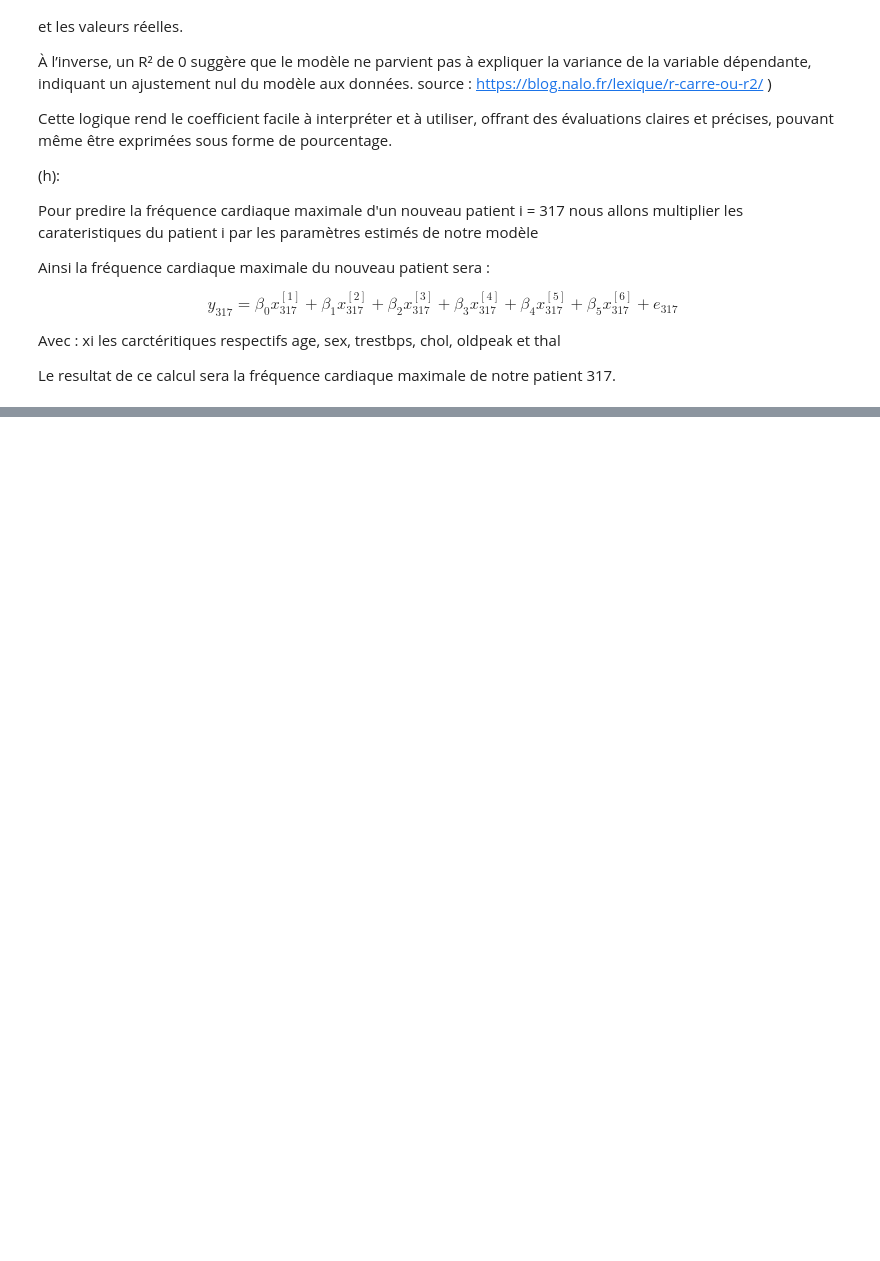
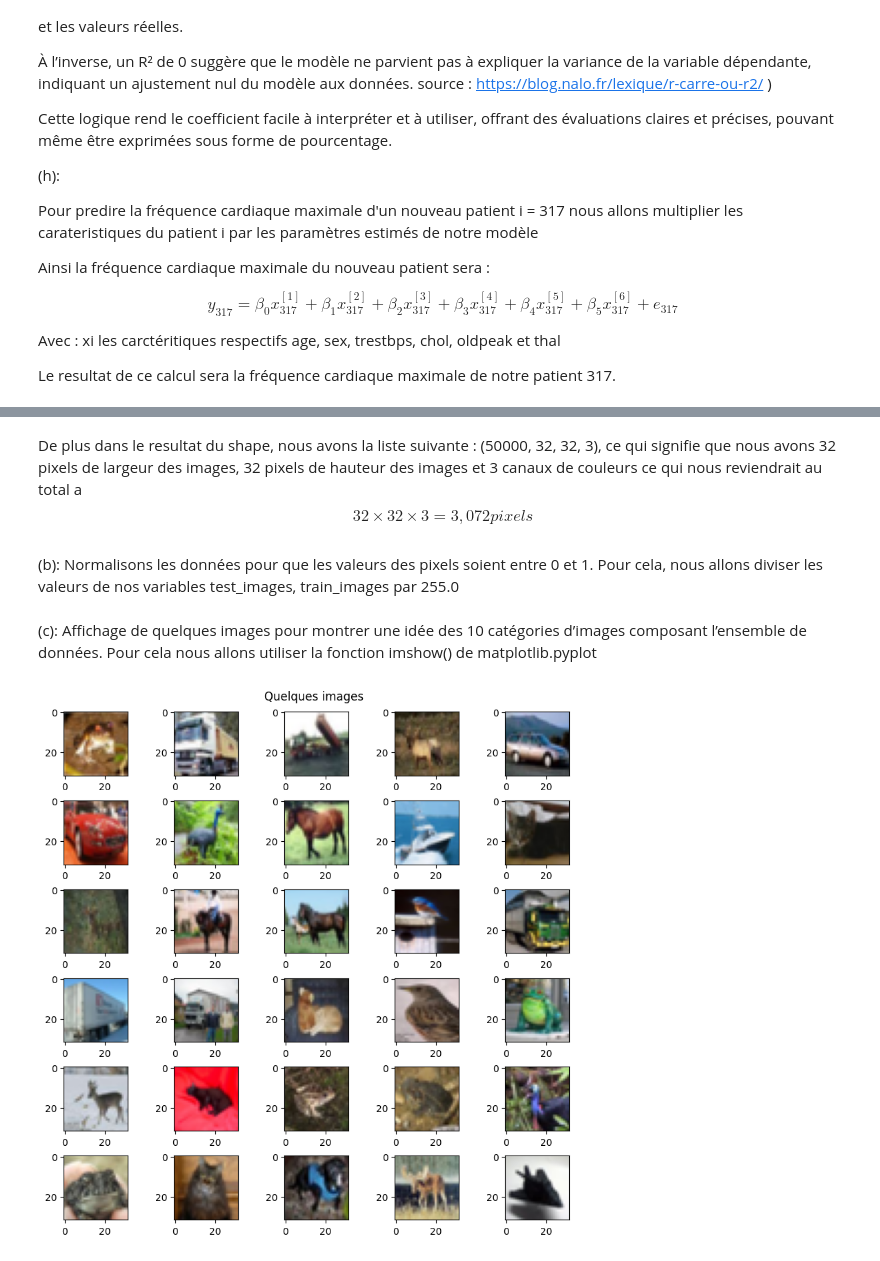
Before and after one commit to DiarafaSoukouna/deep_learning, a Jupyter notebook: Diarafa_Soukouna.ipynb, the cells around one changed output, grey strips where cells are left out. Drawn from its saved outputs; the diff is of its cells as text; code cells hidden in the pictures; blank space fills up the shorter version.

```diff
--- a/Diarafa_Soukouna.ipynb
+++ b/Diarafa_Soukouna.ipynb
@@ -119,0 +124,5 @@ Le resultat de ce calcul sera la fréquence cardiaque maximale de notre patient
+# %%
+import tensorflow as tf
+from tensorflow.keras import datasets, layers, models
+import matplotlib.pyplot as plt # Pour des affichages graphiques
+(train_images, train_labels), (test_images, test_labels) = datasets.cifar10.load_data()
@@ -119,0 +143,38 @@ Le resultat de ce calcul sera la fréquence cardiaque maximale de notre patient
+# %% [markdown]
+De plus dans le resultat du shape, nous avons la liste suivante : (50000, 32, 32, 3), ce qui signifie que nous avons 32 pixels de largeur des images, 32 pixels de hauteur des images et 3 canaux de couleurs ce qui nous reviendrait au total a $$32 \times 32 \times 3 = 3,072 pixels$$
+# %% [markdown]
+(b):
+Normalisons les données pour que les valeurs des pixels soient entre 0 et 1. Pour cela, nous allons diviser les valeurs de nos variables test_images, train_images par 255.0
+# %%
+train_images, test_images = train_images / 255.0, test_images/255.0
+# %% [markdown]
+(c):
+Affichage de quelques images pour montrer une idée des 10 catégories d’images composant
+l’ensemble de données. Pour cela nous allons utiliser la fonction imshow() de matplotlib.pyplot
+# %%
+def show_some_images(nrows, ncols, class_names = []):
+  """
+    Cette méthode affiche quelques images de notre dataset sous forme de tableau
+
+    nrows : Le nombre de ligne
+    ncols : Le nombre de colonnes
+    class_names : La liste des catégories
+  """
+  fig, axs = plt.subplots(nrows, ncols, figsize=(8, 8), constrained_layout=True)
+  fig.suptitle('Quelques images')
+
+  image_index = 0;
+  for i in range(nrows):
+      for j in range(ncols):
+          axs[i, j].imshow(train_images[image_index])
+
+          if len(class_names) > 0:
+            axs[i, j].set_title(class_names[train_labels[image_index][0]])
+
+          image_index += 1
+
+  plt.show()
+# %%
+show_some_images(6, 5)
+# %% [output]
+[figure, added]
```
Also changed, not shown: parts of 12 cells of this notebook, 1 other file.
